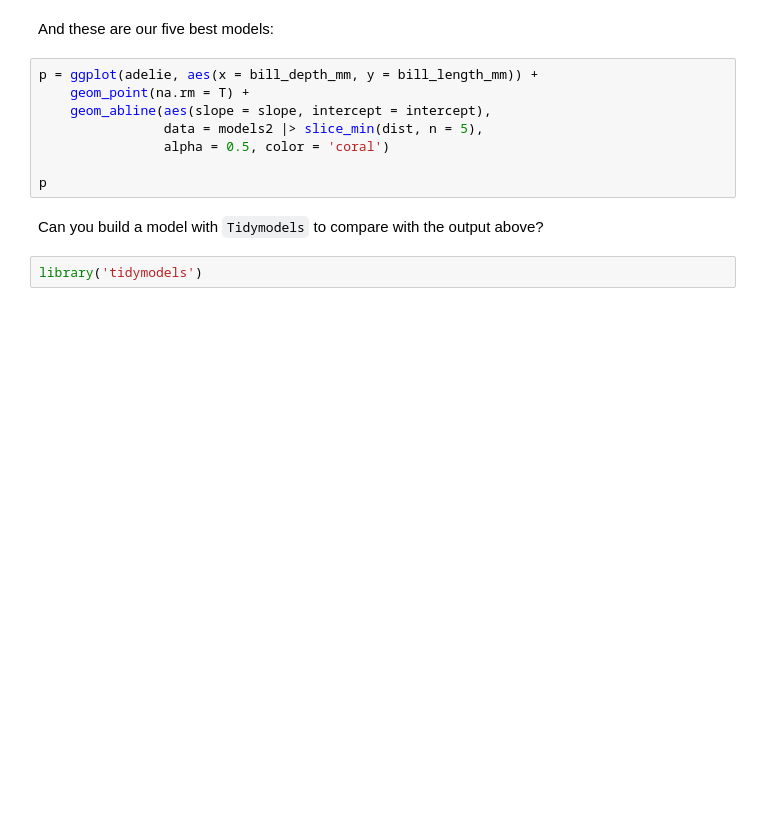
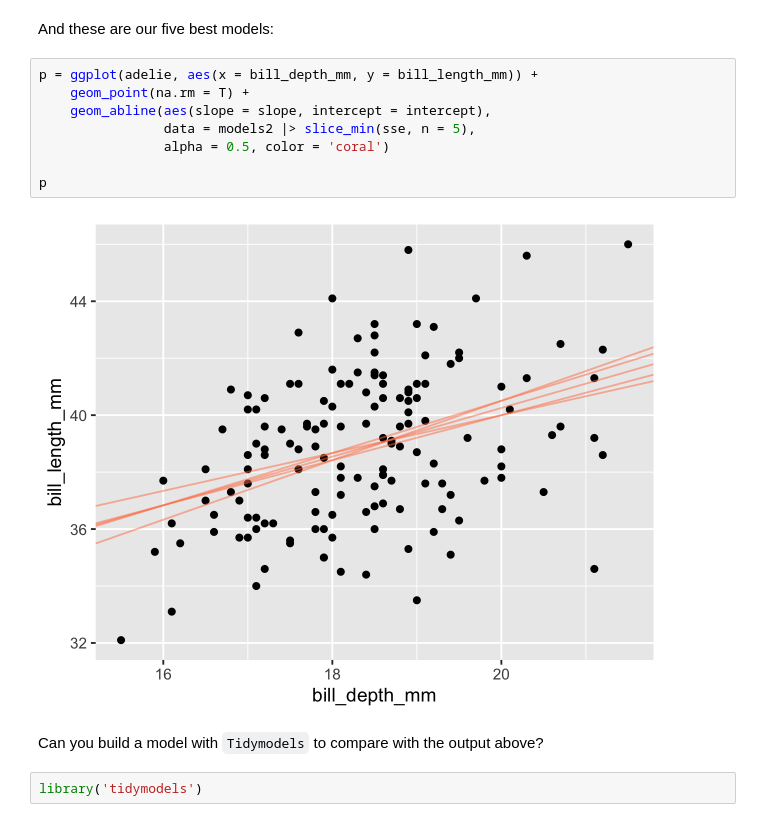
Before and after one commit to UNC-DATA-730/lecture-notebooks, a Jupyter notebook: 02-simple-linear-models/in-class-exercises/estimating-parameters.ipynb, the cells around one changed output. Saved outputs shown, nothing was run; the diff lists cells and outputs as text; blank space fills up the shorter version.

```diff
--- a/02-simple-linear-models/in-class-exercises/estimating-parameters.ipynb
+++ b/02-simple-linear-models/in-class-exercises/estimating-parameters.ipynb
@@ -58,11 +66,13 @@ And these are our five best models:
 # %%
 p = ggplot(adelie, aes(x = bill_depth_mm, y = bill_length_mm)) +
     geom_point(na.rm = T) +
     geom_abline(aes(slope = slope, intercept = intercept),
-                data = models2 |> slice_min(dist, n = 5),
+                data = models2 |> slice_min(sse, n = 5),
                 alpha = 0.5, color = 'coral')
 
 p
+# %% [output]
+[figure, added]
 # %% [markdown]
 Can you build a model with `Tidymodels` to compare with the output above?
 # %%
```
Also changed, not shown: parts of 4 cells of this notebook.
